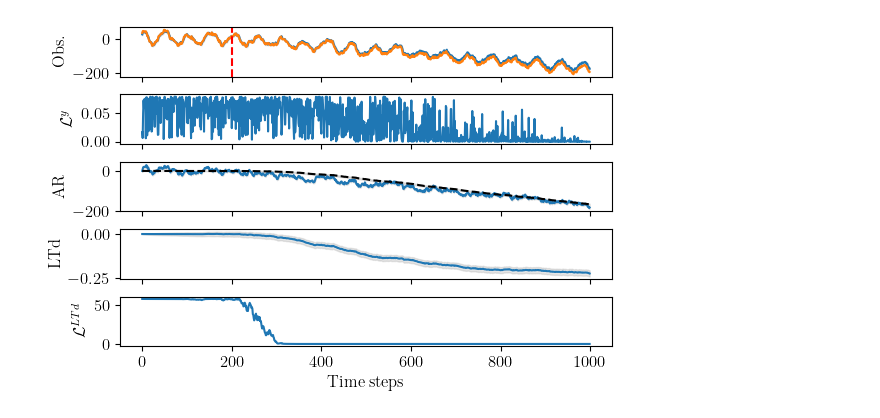
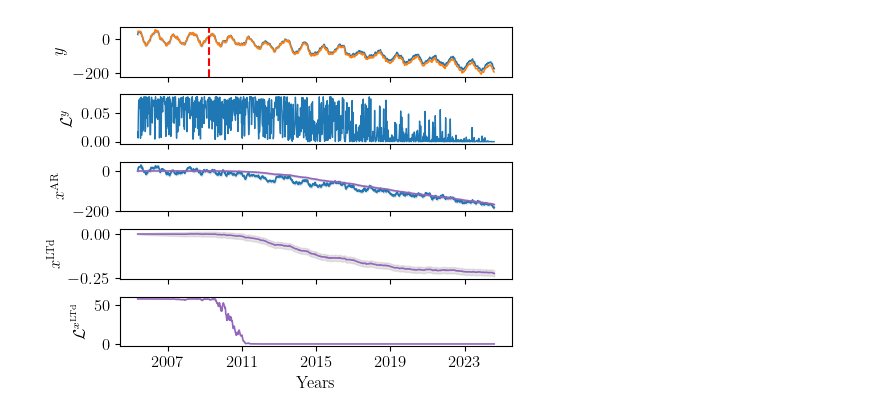
Before and after one commit to zhanwen-xin/cuTAGI, a Jupyter notebook: examples/plot_hsl_tsad_imitation_itv.ipynb, the cells around one changed output. Cells and saved outputs as stored; diff of their text form; code cells hidden in the pictures.

```diff
--- a/examples/plot_hsl_tsad_imitation_itv.ipynb
+++ b/examples/plot_hsl_tsad_imitation_itv.ipynb
@@ -171,7 +172,7 @@ for i in range(num_steps):
     ARd_var.append(xd_pred['var'][-1,-1])
 # %%
 plt.rcParams["figure.autolayout"] = True
-fig = plt.figure(figsize=(6, 4))
+fig = plt.figure(figsize=(5, 4))
 gs = gridspec.GridSpec(5, 1)
 ax0 = plt.subplot(gs[0])
 ax1 = plt.subplot(gs[1])
@@ -179,48 +180,55 @@ ax2 = plt.subplot(gs[2])
 ax3 = plt.subplot(gs[3])
 ax4 = plt.subplot(gs[4])
 # ax1 = plt.subplot(gs[1])
-ax0.plot(data_generator.time_series['timesteps'], y_pred_mus, label='Pred.')
-ax0.fill_between(data_generator.time_series['timesteps'], np.array(y_pred_mus)-np.sqrt(y_pred_vars), np.array(y_pred_mus)+np.sqrt(y_pred_vars),color='gray', alpha=0.2)
-ax0.plot(data_generator.time_series['timesteps'], data_generator.time_series['y'], label='Obs.')
+ax0.plot(data_generator.time_series['timesteps'], y_pred_mus, color=mcolors.TABLEAU_COLORS['tab:blue'], linewidth=1, label='Pred.')
+ax0.fill_between(data_generator.time_series['timesteps'], np.array(y_pred_mus)-np.sqrt(y_pred_vars), np.array(y_pred_mus)+np.sqrt(y_pred_vars), color='gray', alpha=0.2)
+ax0.plot(data_generator.time_series['timesteps'], data_generator.time_series['y'], color=mcolors.TABLEAU_COLORS['tab:orange'], linewidth=1, label='Obs.')
 ax0.axvline(x=anm_pos, color='r', linestyle='--', label='Anm.')
 if len(trigger_pos)>0:
     ax0.axvline(x=trigger_pos[0], color='k', linestyle='--', label='Itv.')
 # ax0.legend(ncol=4, loc='lower left')
+ax0.set_xticks(np.array([0, 208, 416, 624, 832])+84)
 ax0.set_xticklabels([])
-ax0.set_ylabel('Obs.')
+ax0.set_ylabel('$y$')
 # # Remove figure frame and axis
 # ax0.spines['top'].set_visible(False)
 # ax0.spines['right'].set_visible(False)
 # ax0.spines['left'].set_visible(False)
 # ax0.spines['bottom'].set_visible(False)
 # ax0.yaxis.set_ticks_position('left')
 # ax0.xaxis.set_ticks_position('bottom')
 # ax0.set_xticklabels([])
 # ax0.set_yticklabels([])
 # ax0.set_xticks([])
 # ax0.set_yticks([])
 
-ax1.plot(data_generator.time_series['timesteps'], y_likelihoods, label='Likelihood')
+ax1.plot(data_generator.time_series['timesteps'], y_likelihoods, linewidth=1, label='Likelihood')
 ax1.set_ylabel('$\mathcal{L}^y$')
+ax1.set_xticks(np.array([0, 208, 416, 624, 832])+84)
 ax1.set_xticklabels([])
 
-ax2.plot(data_generator.time_series['timesteps'], AR_mu, label='LL')
+ax2.plot(data_generator.time_series['timesteps'], AR_mu, linewidth=1.2, label='LL')
 ax2.fill_between(data_generator.time_series['timesteps'], np.array(AR_mu)-np.sqrt(AR_var), np.array(AR_mu)+np.sqrt(AR_var),color='gray', alpha=0.2)
-ax2.set_ylabel('AR')
+ax2.set_ylabel(r'$x^{\mathrm{AR}}$')
+ax2.set_xticks(np.array([0, 208, 416, 624, 832])+84)
 ax2.set_xticklabels([])
-ax2.plot(data_generator.time_series['timesteps'], LLd_mu, 'k--', label='LLd')
-ax2.fill_between(data_generator.time_series['timesteps'], np.array(LLd_mu)-np.sqrt(LLd_var), np.array(LLd_mu)+np.sqrt(LLd_var),color='gray', alpha=0.2)
+# ax2.plot(data_generator.time_series['timesteps'], LLd_mu, color=mcolors.TABLEAU_COLORS['tab:purple'], linewidth=1.2, label='LLd')
+# ax2.fill_between(data_generator.time_series['timesteps'], np.array(LLd_mu)-np.sqrt(LLd_var), np.array(LLd_mu)+np.sqrt(LLd_var),color='gray', alpha=0.2)
 
-ax3.plot(data_generator.time_series['timesteps'], LTd_mu, label='LT')
+ax3.plot(data_generator.time_series['timesteps'], LTd_mu, color=mcolors.TABLEAU_COLORS['tab:purple'], linewidth=1.2, label='LT')
 ax3.fill_between(data_generator.time_series['timesteps'], np.array(LTd_mu)-np.sqrt(LTd_var), np.array(LTd_mu)+np.sqrt(LTd_var),color='gray', alpha=0.2)
-ax3.set_ylabel('LTd')
+ax3.set_ylabel(r'$x^{\mathrm{LTd}}$')
+ax3.set_xticks(np.array([0, 208, 416, 624, 832])+84)
 ax3.set_xticklabels([])
 
-ax4.plot(data_generator.time_series['timesteps'], x_likelihoods, label='Likelihood')
-ax4.set_ylabel('$\mathcal{L}^{LTd}$')
-ax4.set_xlabel('Time steps')
+ax4.plot(data_generator.time_series['timesteps'], x_likelihoods, color=mcolors.TABLEAU_COLORS['tab:purple'], linewidth=1.2, label='Likelihood')
+ax4.set_ylabel(r'$\mathcal{L}^{x^{\mathrm{LTd}}}$')
+# ax4.set_xticks([0, 208, 416, 624, 832])
+ax4.set_xticks(np.array([0, 208, 416, 624, 832])+84)
+ax4.set_xticklabels([2007,2011,2015,2019,2023])
+ax4.set_xlabel('Years')
 
 plt.tight_layout(h_pad=0.5, w_pad=0.1)
 plt.savefig('intervention.png', dpi=300)
 # %% [output]
-[figure, old version]
+[figure, new version]
```
Also changed, not shown: parts of 1 cell of this notebook.
